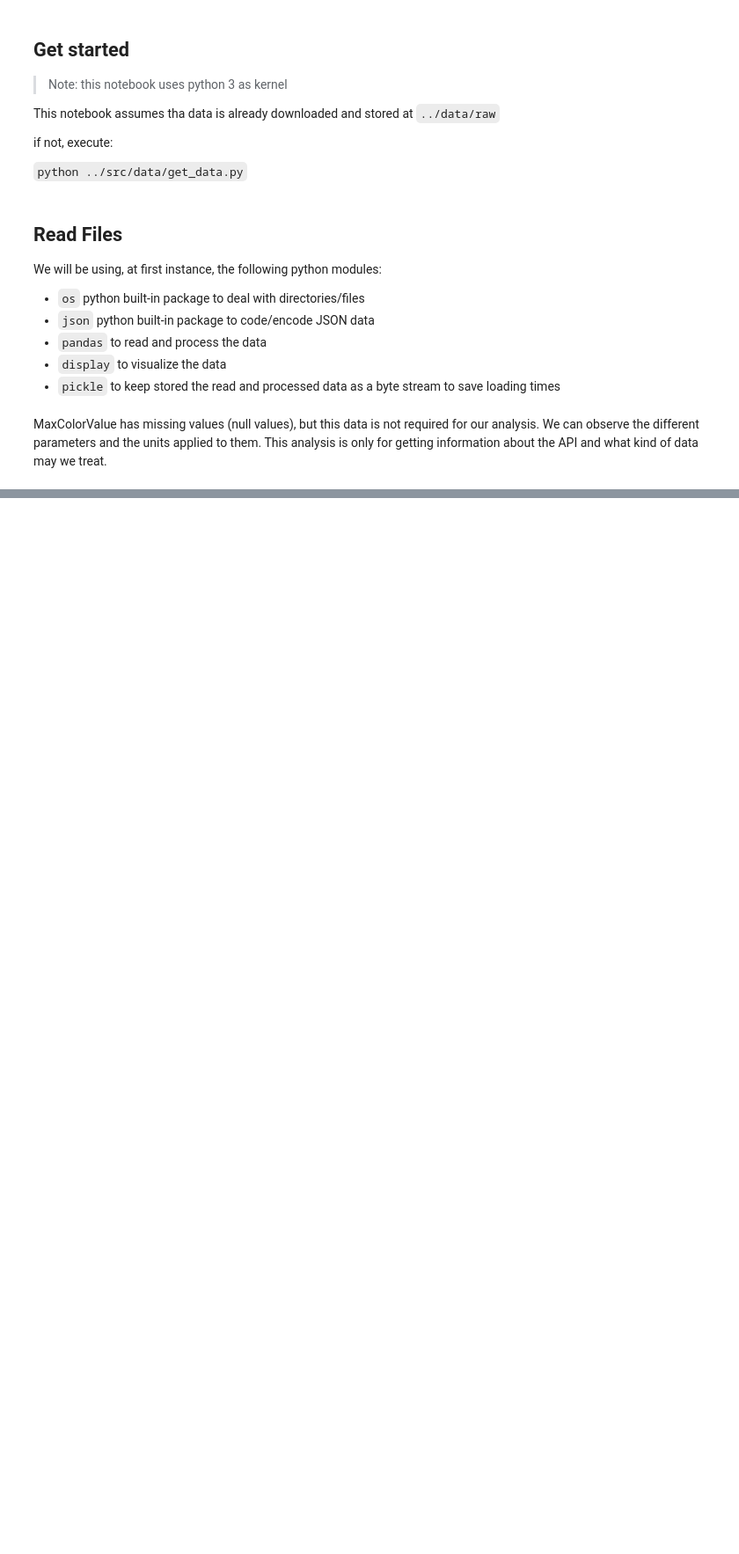
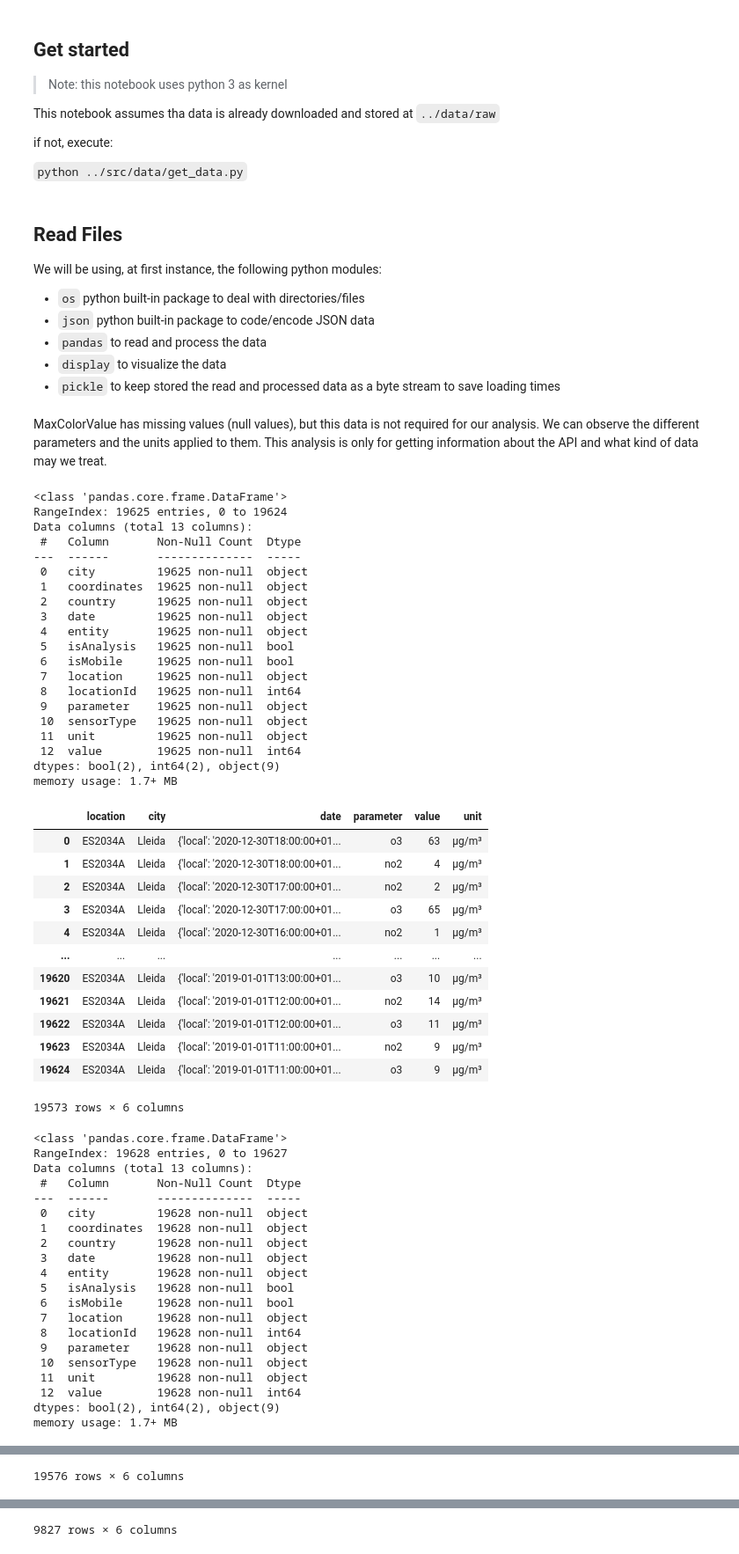
Before and after one commit to albeertito7/airQuality, a Jupyter notebook: notebooks/Clean Air Quality.ipynb, the cells around one changed output, grey strips where cells are left out. Shown: that part at 88% size. Saved outputs shown, nothing was run; the diff lists cells and outputs as text; code cells hidden in the pictures; blank space fills up the shorter version.

```diff
--- a/notebooks/Clean Air Quality.ipynb
+++ b/notebooks/Clean Air Quality.ipynb
@@ -115,19 +115,74 @@ print(locations.name.values)
 # %%
 for (dirpath, dirnames, filenames) in os.walk(rel_path):
     for filename in filenames:
         if filename.find('measurements') == 0:
             measurements = json.load(open(rel_path+filename))
             measurements = pd.DataFrame(measurements["results"])
             measurements.info()
             measurements=measurements[['location','city','date','parameter','value','unit']]
+            measurements = measurements[measurements.value >= 0]
 
 #             #Profile report
 #             profile = ProfileReport(measurements, title="Profiling Measurements")
 #             profile.to_widgets()
 
 #             profile.to_file(rep_path + 'measurements_day_0.html')
 #             profile.to_file(rep_path + 'measurements_day_0.json')
 
 # # Display
             measurements.to_json(clean_path + filename, orient='records')
             display(measurements)
+# %% [output]
+<class 'pandas.core.frame.DataFrame'>
+RangeIndex: 19625 entries, 0 to 19624
+Data columns (total 13 columns):
+ #   Column       Non-Null Count  Dtype
+---  ------       --------------  -----
+ 0   city         19625 non-null  object
+ 1   coordinates  19625 non-null  object
+ 2   country      19625 non-null  object
+ 3   date         19625 non-null  object
+ 4   entity       19625 non-null  object
+ 5   isAnalysis   19625 non-null  bool
+ 6   isMobile     19625 non-null  bool
+ 7   location     19625 non-null  object
+ 8   locationId   19625 non-null  int64
+ 9   parameter    19625 non-null  object
+ 10  sensorType   19625 non-null  object
+ 11  unit         19625 non-null  object
+ 12  value        19625 non-null  int64
+dtypes: bool(2), int64(2), object(9)
+memory usage: 1.7+ MB
+|  | location | city | date | parameter | value | unit |
+| 0 | ES2034A | Lleida | {'local': '2020-12-30T18:00:00+01... | o3 | 63 | µg/m³ |
+| 1 | ES2034A | Lleida | {'local': '2020-12-30T18:00:00+01... | no2 | 4 | µg/m³ |
+| 2 | ES2034A | Lleida | {'local': '2020-12-30T17:00:00+01... | no2 | 2 | µg/m³ |
+| 3 | ES2034A | Lleida | {'local': '2020-12-30T17:00:00+01... | o3 | 65 | µg/m³ |
+| 4 | ES2034A | Lleida | {'local': '2020-12-30T16:00:00+01... | no2 | 1 | µg/m³ |
+| ... | ... | ... | ... | ... | ... | ... |
+| 19620 | ES2034A | Lleida | {'local': '2019-01-01T13:00:00+01... | o3 | 10 | µg/m³ |
+| 19621 | ES2034A | Lleida | {'local': '2019-01-01T12:00:00+01... | no2 | 14 | µg/m³ |
+| 19622 | ES2034A | Lleida | {'local': '2019-01-01T12:00:00+01... | o3 | 11 | µg/m³ |
+| 19623 | ES2034A | Lleida | {'local': '2019-01-01T11:00:00+01... | no2 | 9 | µg/m³ |
+| 19624 | ES2034A | Lleida | {'local': '2019-01-01T11:00:00+01... | o3 | 9 | µg/m³ |
+19573 rows × 6 columns
+<class 'pandas.core.frame.DataFrame'>
+RangeIndex: 19628 entries, 0 to 19627
+Data columns (total 13 columns):
+ #   Column       Non-Null Count  Dtype
+---  ------       --------------  -----
+ 0   city         19628 non-null  object
+ 1   coordinates  19628 non-null  object
+ 2   country      19628 non-null  object
+ 3   date         19628 non-null  object
+ 4   entity       19628 non-null  object
+ 5   isAnalysis   19628 non-null  bool
+ 6   isMobile     19628 non-null  bool
+ 7   location     19628 non-null  object
+ 8   locationId   19628 non-null  int64
+ 9   parameter    19628 non-null  object
+ 10  sensorType   19628 non-null  object
+ 11  unit         19628 non-null  object
+ 12  value        19628 non-null  int64
+dtypes: bool(2), int64(2), object(9)
+memory usage: 1.7+ MB
@@ -133,0 +201 @@ for (dirpath, dirnames, filenames) in os.walk(rel_path):
+19576 rows × 6 columns
@@ -133,0 +234 @@ for (dirpath, dirnames, filenames) in os.walk(rel_path):
+9827 rows × 6 columns
```
Also changed, not shown: parts of 1 cell of this notebook, 1 other file.
